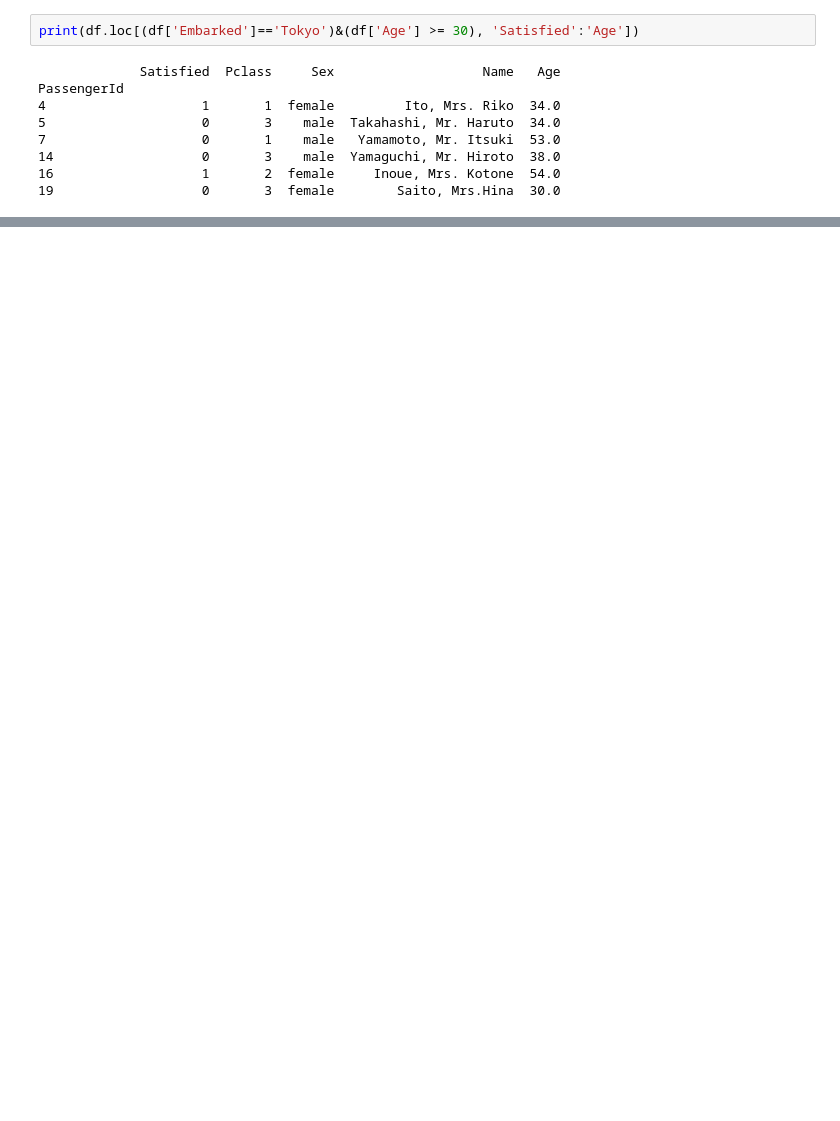
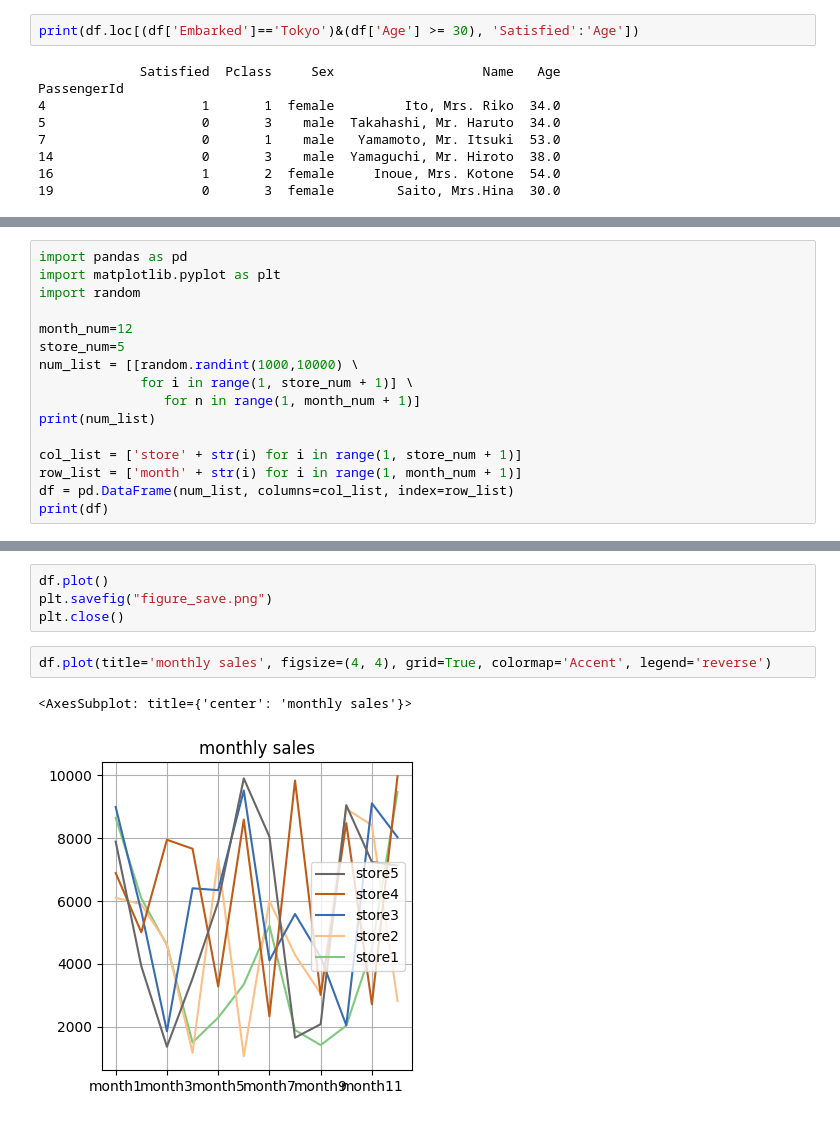
Before and after one commit to RkurosW/Jupyter_test, a Jupyter notebook: Pandas_Dataframe.ipynb, the cells around one changed output, grey strips where cells are left out. Drawn from its saved outputs; the diff is of its cells as text; blank space fills up the shorter version.

```diff
--- a/Pandas_Dataframe.ipynb
+++ b/Pandas_Dataframe.ipynb
@@ -226,0 +269,16 @@ PassengerId
+# %%
+import pandas as pd
+import matplotlib.pyplot as plt
+import random
+
+month_num=12
+store_num=5
+num_list = [[random.randint(1000,10000) \
+             for i in range(1, store_num + 1)] \
+                for n in range(1, month_num + 1)]
+print(num_list)
+
+col_list = ['store' + str(i) for i in range(1, store_num + 1)]
+row_list = ['month' + str(i) for i in range(1, month_num + 1)]
+df = pd.DataFrame(num_list, columns=col_list, index=row_list)
+print(df)
@@ -226,0 +300,9 @@ PassengerId
+# %%
+df.plot()
+plt.savefig("figure_save.png")
+plt.close()
+# %%
+df.plot(title='monthly sales', figsize=(4, 4), grid=True, colormap='Accent', legend='reverse')
+# %% [output]
+<AxesSubplot: title={'center': 'monthly sales'}>
+[figure, added]
```
Also changed, not shown: parts of 7 cells of this notebook, 1 other file.
